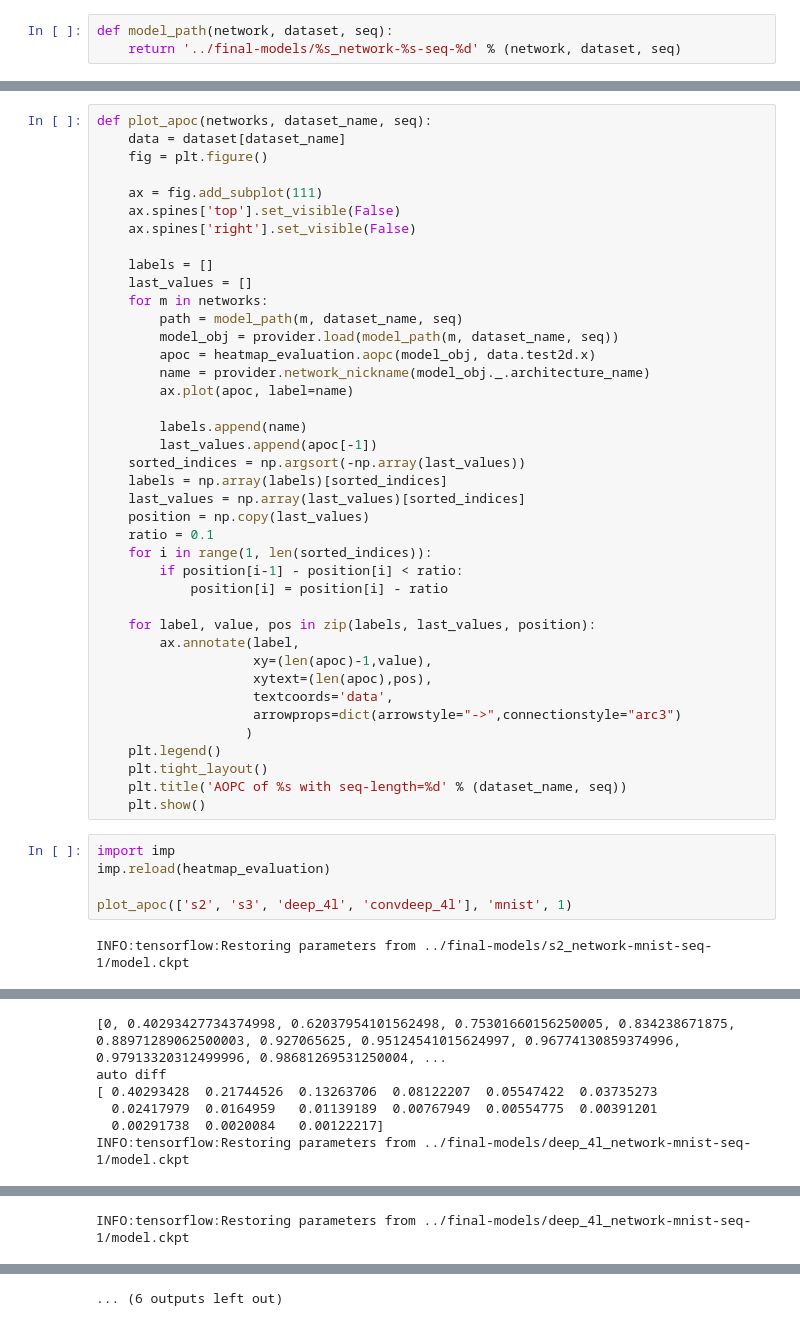
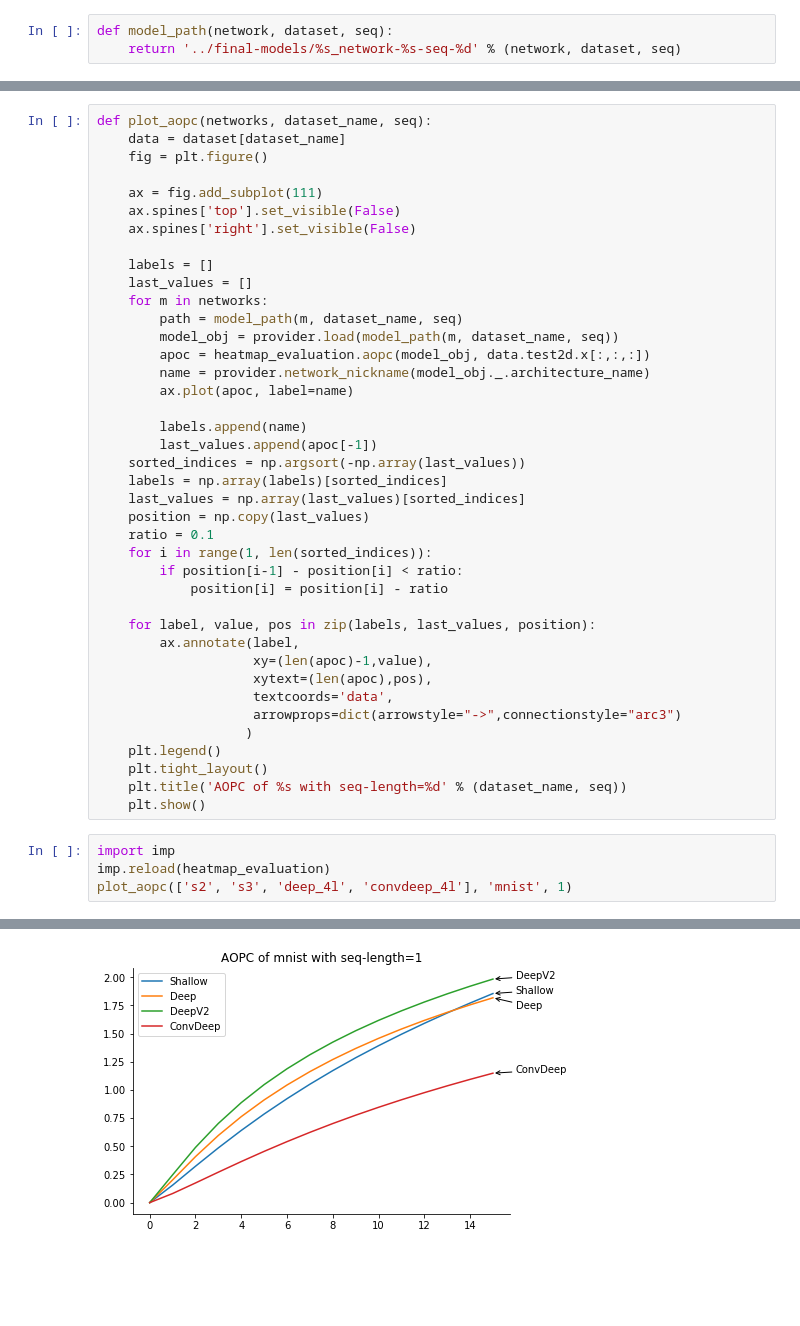
Before and after one commit to p16i/thesis-designing-recurrent-neural-networks-for-explainability, a Jupyter notebook: notebooks/s9-heatmap-evaluations.ipynb, the cells around one changed output, grey strips where cells are left out. Cells and saved outputs as stored; diff of their text form; blank space fills up the shorter version.

```diff
--- a/notebooks/s9-heatmap-evaluations.ipynb
+++ b/notebooks/s9-heatmap-evaluations.ipynb
@@ -22,5 +31,5 @@ def model_path(network, dataset, seq):
 # %%
-def plot_apoc(networks, dataset_name, seq):
+def plot_aopc(networks, dataset_name, seq):
     data = dataset[dataset_name]
     fig = plt.figure()
 
@@ -33,7 +42,7 @@ def plot_apoc(networks, dataset_name, seq):
     for m in networks:
         path = model_path(m, dataset_name, seq)
         model_obj = provider.load(model_path(m, dataset_name, seq))
-        apoc = heatmap_evaluation.aopc(model_obj, data.test2d.x)
+        apoc = heatmap_evaluation.aopc(model_obj, data.test2d.x[:,:,:])
         name = provider.network_nickname(model_obj._.architecture_name)
         ax.plot(apoc, label=name)
 
@@ -62,7 +71,5 @@ def plot_apoc(networks, dataset_name, seq):
 # %%
 import imp
 imp.reload(heatmap_evaluation)
-
-plot_apoc(['s2', 's3', 'deep_4l', 'convdeep_4l'], 'mnist', 1)
+plot_aopc(['s2', 's3', 'deep_4l', 'convdeep_4l'], 'mnist', 1)
 # %% [output]
-INFO:tensorflow:Restoring parameters from ../final-models/s2_network-mnist-seq-1/model.ckpt
@@ -81,6 +75,0 @@ INFO:tensorflow:Restoring parameters from ../final-models/s3_network-mnist-seq-1
-[0, 0.40293427734374998, 0.62037954101562498, 0.75301660156250005, 0.834238671875, 0.88971289062500003, 0.927065625, 0.95124541015624997, 0.96774130859374996, 0.97913320312499996, 0.98681269531250004, ...
-auto diff
-[ 0.40293428  0.21744526  0.13263706  0.08122207  0.05547422  0.03735273
-  0.02417979  0.0164959   0.01139189  0.00767949  0.00554775  0.00391201
-  0.00291738  0.0020084   0.00122217]
-INFO:tensorflow:Restoring parameters from ../final-models/deep_4l_network-mnist-seq-1/model.ckpt
@@ -88 +75,0 @@ INFO:tensorflow:Restoring parameters from ../final-models/deep_4l_network-mnist-
-INFO:tensorflow:Restoring parameters from ../final-models/deep_4l_network-mnist-seq-1/model.ckpt
@@ -90,2 +76,2 @@ INFO:tensorflow:Restoring parameters from ../final-models/deep_4l_network-mnist-
-... (6 outputs left out)
+[figure, added]
 # %%
```
Also changed, not shown: parts of 29 cells of this notebook, 4 other files.
